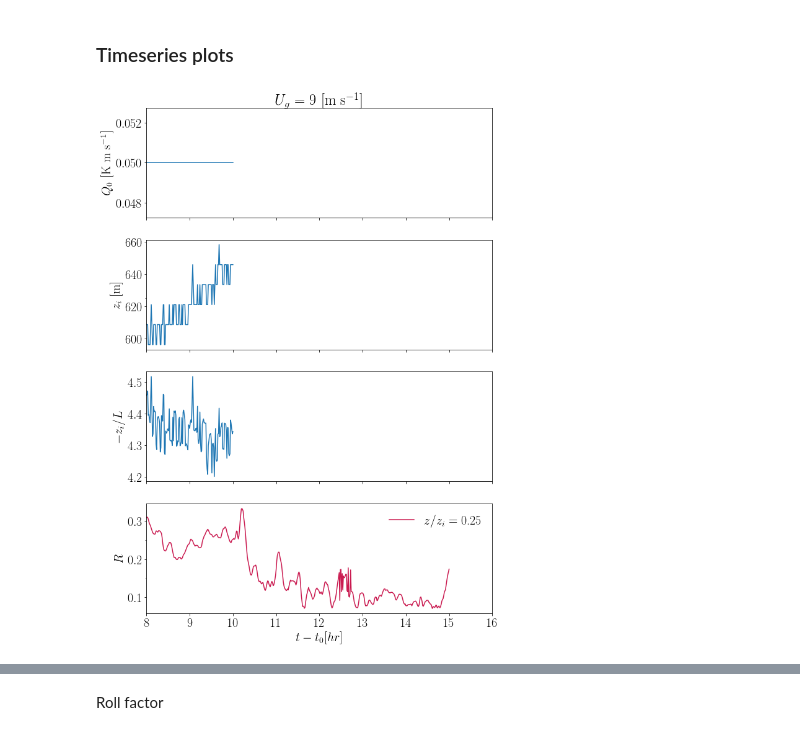
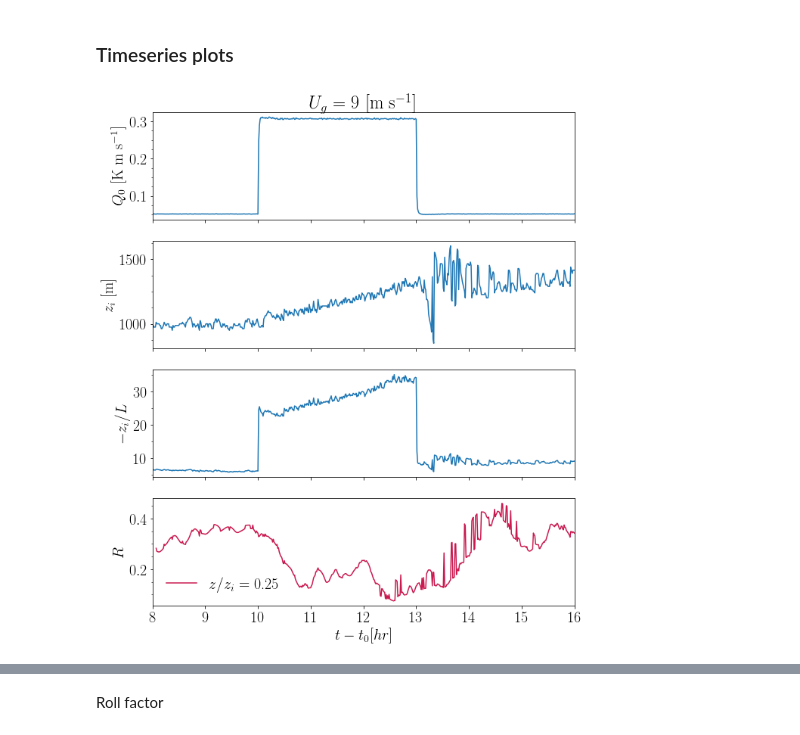
Before and after one commit to Salesky-ABL/ABL_Transition, a Jupyter notebook: plotting/plot_transition.ipynb, the cells around one changed output, grey strips where cells are left out. Drawn from its saved outputs; the diff is of its cells as text; code cells hidden in the pictures.

Commit message:
Fixed  roll_factor and length_scale bugs

```diff
--- a/plotting/plot_transition.ipynb
+++ b/plotting/plot_transition.ipynb
@@ -53,8 +53,8 @@ TL = stats.zi.isel(time=jt) / stats.wstar.isel(time=jt)
 TL = TL / 3600
 # convert time to hours
 stats["time"] = stats.time / 3600 + t0hr
-stats = stats.where(stats.time >= 8, drop=True)
-stats = stats.where(stats.time <= 15, drop=True)
+# stats = stats.where(stats.time >= 8, drop=True)
+# stats = stats.where(stats.time <= 15, drop=True)
 # center time around forcing change
 stats["time"] = stats.time# - 10
 
@@ -74,6 +74,9 @@ R2d = xr.open_dataset(f"{dnc}R_2d.nc")
 # convert time to hours and center around surface forcing change
 R2d["time"] = R2d.time / 3600 + t0hr# - 10
 
+# length scales
+# length = xr.open_dataset(f"{dnc}")
+
 # normalize time by TL if desired
 if norm_time:
     # stats
@@ -93,7 +96,7 @@ rc('figure',facecolor='white')
 cmap = seaborn.color_palette("Spectral", as_cmap=True)
 colors = seaborn.color_palette("rocket_r", len(heights))
 # %%
-fig, ax = plt.subplots(figsize=(10,15), nrows=5, sharex=True)
+fig, ax = plt.subplots(figsize=(10,12), nrows=4, sharex=True)
 
 # Q0
 ax[0].plot(stats.time, stats.tw_cov_tot.isel(z=0))
@@ -103,32 +106,32 @@ ax[1].plot(stats.time, stats.zi)
 ax[2].plot(stats.time, stats.zi_L)
 for i, r in enumerate(R):
     # R
     ax[3].plot(r.time, r, c=colors[i], label=f"$z/z_i$ = {heights[i]}")
 
 # clean up
 ax[0].set_ylabel("$Q_0$ [K m s$^{-1}$]")
 ax[1].set_ylabel("$z_i$ [m]")
 ax[2].set_ylabel("$-z_i / L$")
 ax[3].set_ylabel("$R$")
 ax[3].set_xlabel("$t - t_0 [hr]$")
 ax[3].legend(frameon=False)
 ax[3].set_xlim(8,16)
 
 # add vertical line at t0
 for iax in ax:
     iax.axvline(x=0, ls="--", c="black", alpha=0.5, lw=1.25)
     # minor ticks on x axis
     iax.xaxis.set_minor_locator(MultipleLocator(1))
 
 # add minor ticks to y axis
 ax[0].yaxis.set_minor_locator(MultipleLocator(0.025))
 ax[1].yaxis.set_minor_locator(MultipleLocator(125))
 ax[2].yaxis.set_minor_locator(MultipleLocator(5))
 ax[3].yaxis.set_minor_locator(MultipleLocator(0.05))
 
 fig.tight_layout
 ax[0].set_title(f"$U_g$ = {ug} [m s$^{{-1}}$]")
 plt.show()
-plt.close(fig)
+plt.close()
 # %% [output]
-[figure, old version]
+[figure, new version]
```
Also changed, not shown: parts of 7 cells of this notebook, 6 other files.
